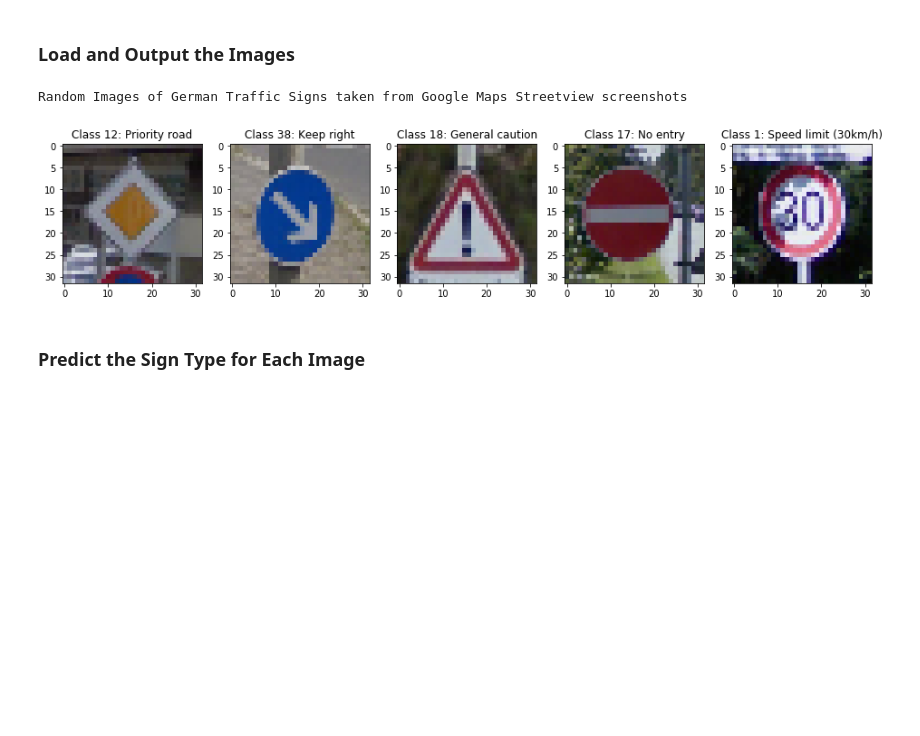
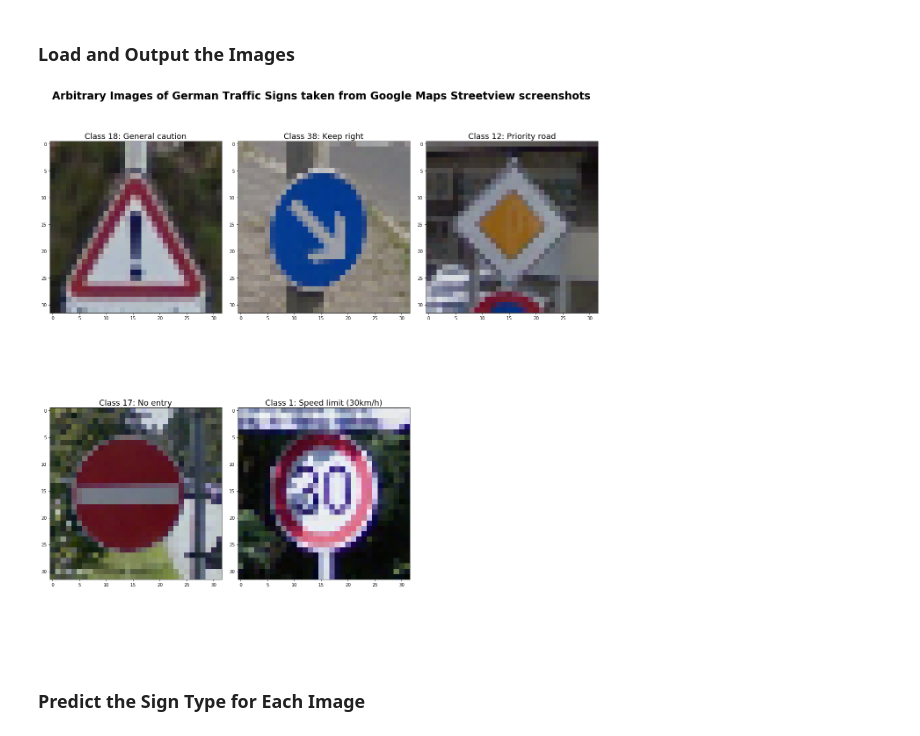
Before and after one commit to soniccrhyme/SDND-Project_2, a Jupyter notebook: Traffic_Sign_Classifier.ipynb, the cells around one changed output. Drawn from its saved outputs; the diff is of its cells as text; code cells hidden in the pictures; blank space fills up the shorter version.

```diff
--- a/Traffic_Sign_Classifier.ipynb
+++ b/Traffic_Sign_Classifier.ipynb
@@ -292 +342,11 @@ param_dict = {
+# %%
+# Hyperparameters
+# learning_rates tried: [0.1, 0.01, 0.005, 0.001, 0.0005, 0.0001]
+# batch_sizes tried: [64, 128, 196, 256]
+
+param_dict = {
+        'learning_rate': 0.0005,
+        'batch_size': 256,
+        'epochs': 12
+    }
 # %%
@@ -476,33 +548,34 @@ You may find `signnames.csv` useful as it contains mappings from the class id (i
 
 def load_images():
     custom_images = np.ndarray([0, 32, 32, 3])
-    for file in os.listdir('german_roadsigns'):
-        img = imread('german_roadsigns/{}'.format(file))
+    for i in range(1,6):
+        img = imread('german_roadsigns/test_sign_{}'.format(i))
         img = img[:,:,:3]
         img = resize(img, (32,32))
         custom_images = np.append(custom_images, [img], axis = 0)
     return custom_images
 
 X_custom = load_images()
-y_custom = np.array([12, 38, 18, 17, 1])
+y_custom = np.array([18, 38, 12, 17, 1])
 # %%
-fig, ((ax1,ax2,ax3,ax4,ax5)) = plt.subplots(1,5, figsize = (16,16))
-print('Random Images of German Traffic Signs taken from Google Maps Streetview screenshots')
+fig, ((ax1,ax2,ax3),(ax4,ax5, ax6)) = plt.subplots(2,3, figsize = (18,18))
+fig.suptitle('Arbitrary Images of German Traffic Signs taken from Google Maps Streetview screenshots', fontsize = 24, fontweight = 'bold')
 im1 = ax1.imshow(X_custom[0])
-ax1.set_title('Class {}: {}'.format(y_custom[0], signkey.loc[y_custom[0], 'SignName']))
+ax1.set_title('Class {}: {}'.format(y_custom[0], signkey.loc[y_custom[0], 'SignName']), fontsize = 18)
 im2 = ax2.imshow(X_custom[1])
-ax2.set_title('Class {}: {}'.format(y_custom[1], signkey.loc[y_custom[1], 'SignName']))
+ax2.set_title('Class {}: {}'.format(y_custom[1], signkey.loc[y_custom[1], 'SignName']), fontsize = 18)
 im3 = ax3.imshow(X_custom[2])
-ax3.set_title('Class {}: {}'.format(y_custom[2], signkey.loc[y_custom[2], 'SignName']))
+ax3.set_title('Class {}: {}'.format(y_custom[2], signkey.loc[y_custom[2], 'SignName']), fontsize = 18)
 im4 = ax4.imshow(X_custom[3])
-ax4.set_title('Class {}: {}'.format(y_custom[3], signkey.loc[y_custom[3], 'SignName']))
+ax4.set_title('Class {}: {}'.format(y_custom[3], signkey.loc[y_custom[3], 'SignName']), fontsize = 18)
 im5 = ax5.imshow(X_custom[4])
-ax5.set_title('Class {}: {}'.format(y_custom[4], signkey.loc[y_custom[4], 'SignName']))
+ax5.set_title('Class {}: {}'.format(y_custom[4], signkey.loc[y_custom[4], 'SignName']), fontsize = 18)
+ax6.axis('off')
 
-plt.show()
+plt.tight_layout()
+plt.savefig('graphics/custom_roadsigns')
 # %% [output]
-Random Images of German Traffic Signs taken from Google Maps Streetview screenshots
-[figure, old version]
+[figure, new version]
 # %% [markdown]
 ### Predict the Sign Type for Each Image
 # %%
```
Also changed, not shown: parts of 37 cells of this notebook, 14 other files.
